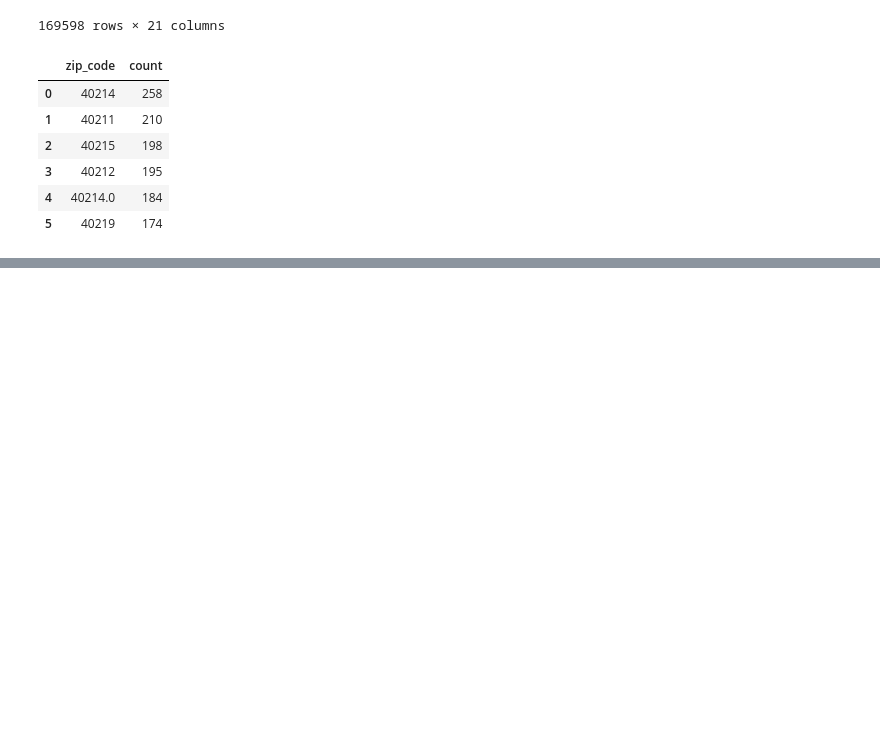
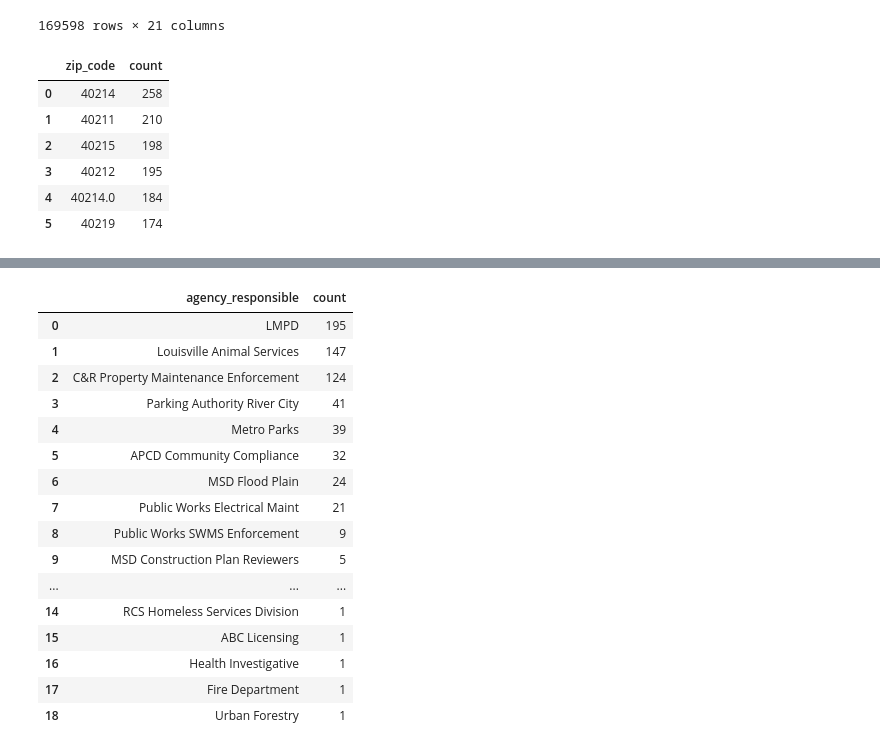
Before and after one commit to ZakM2000/Criminal_Analysis, a Jupyter notebook: Notebooks/LMPD_Crime_Analytics.ipynb, the cells around one changed output, grey strips where cells are left out. Saved outputs shown, nothing was run; the diff lists cells and outputs as text; code cells hidden in the pictures; blank space fills up the shorter version.

```diff
--- a/Notebooks/LMPD_Crime_Analytics.ipynb
+++ b/Notebooks/LMPD_Crime_Analytics.ipynb
@@ -1099,0 +1190,28 @@ Request_Count
+# %%
+Agency_Count_40212 = (
+    LMPD_311_Analytics[LMPD_311_Analytics["zip_code"] == "40212"]
+    .groupby("agency_responsible")
+    .size()
+    .sort_values(ascending=False)
+    .reset_index(name="count")
+)
+
+Agency_Count_40212
+# %% [output]
+|  | agency_responsible | count |
+| 0 | LMPD | 195 |
+| 1 | Louisville Animal Services | 147 |
+| 2 | C&R Property Maintenance Enforcement | 124 |
+| 3 | Parking Authority River City | 41 |
+| 4 | Metro Parks | 39 |
+| 5 | APCD Community Compliance | 32 |
+| 6 | MSD Flood Plain | 24 |
+| 7 | Public Works Electrical Maint | 21 |
+| 8 | Public Works SWMS Enforcement | 9 |
+| 9 | MSD Construction Plan Reviewers | 5 |
+| ... | ... | ... |
+| 14 | RCS Homeless Services Division | 1 |
+| 15 | ABC Licensing | 1 |
+| 16 | Health Investigative | 1 |
+| 17 | Fire Department | 1 |
+| 18 | Urban Forestry | 1 |
```
Also changed, not shown: parts of 11 cells of this notebook.
